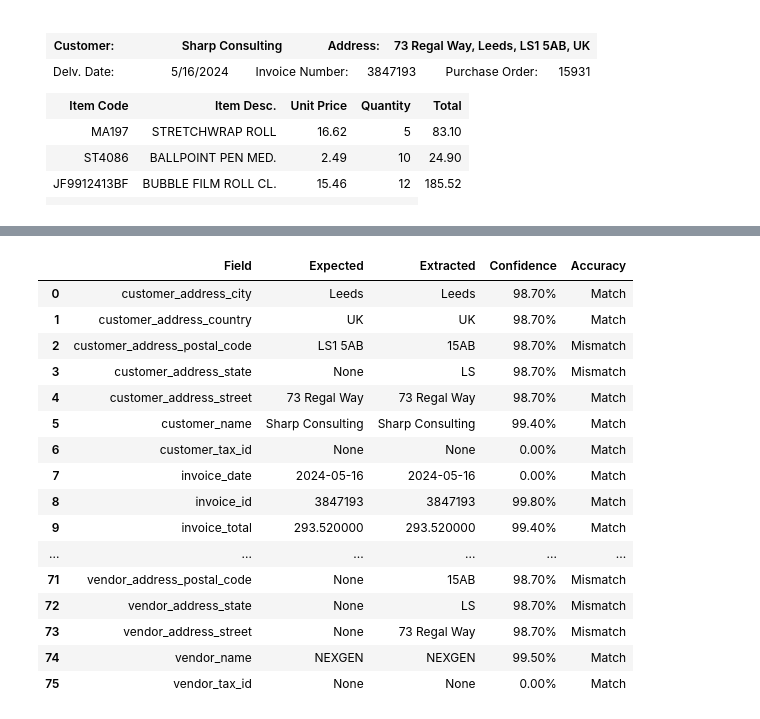
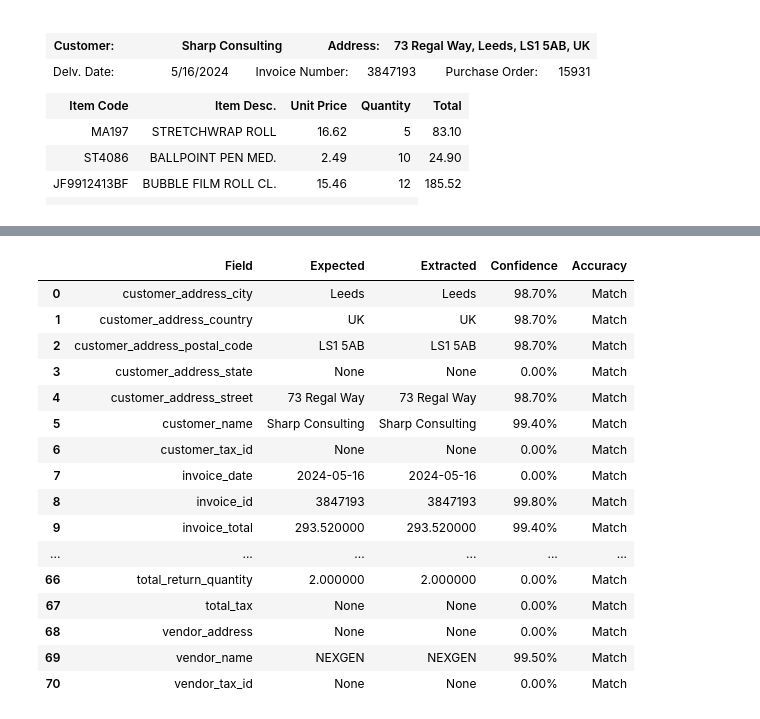
Before and after one commit to Azure-Samples/azure-ai-document-processing-samples, a Jupyter notebook: samples/extraction/text-based/document-intelligence-phi.ipynb, the cells around one changed output, grey strips where cells are left out. Drawn from its saved outputs; the diff is of its cells as text; code cells hidden in the pictures.

Commit message:
Update dependencies, API versions, Phi model from 3.5 to 4, and fix for redaction sample

````diff
--- a/samples/extraction/text-based/document-intelligence-phi.ipynb
+++ b/samples/extraction/text-based/document-intelligence-phi.ipynb
@@ -200,9 +201,9 @@ It performs the following steps:
 with Stopwatch() as di_stopwatch:
     with open(pdf_fpath, "rb") as f:
         poller = document_intelligence_client.begin_analyze_document(
-            "prebuilt-layout",
-            analyze_request=f,
-            output_content_format=ContentFormat.MARKDOWN,
+            model_id="prebuilt-layout",
+            body=f,
+            output_content_format=DocumentContentFormat.MARKDOWN,
             content_type="application/pdf"
         )
 
@@ -210,27 +211,26 @@ with Stopwatch() as di_stopwatch:
 
 markdown = result.content
 # %%
-with Stopwatch() as oai_stopwatch:
-    completion = openai_client.chat.completions.create(
-        model='phi-3',
+with Stopwatch() as phi_stopwatch:
+    completion = inference_client.complete(
         messages=[
             {
                 "role": "system",
-                "content": "You are an AI assistant that extracts data from documents and returns them as structured JSON objects. Do not return as a JSON code block.",
+                "content": "You are an AI assistant that extracts data from documents and returns them as structured JSON objects.",
             },
             {
                 "role": "user",
                 "content": f"""Extract the data from this invoice.
                 - If a value is not present, provide null.
                 - Dates should be in the format YYYY-MM-DD.
-                - Strictly use the following JSON schema: {json.dumps(Invoice.model_json_schema(), indent=2)}""",
+                - Strictly use the following JSON schema: {json.dumps(Invoice.model_json_schema())}
+                - ONLY return the JSON object. DO NOT return as a JSON markdown code block. DO NOT include any other detail in your response.""",
             },
             {
                 "role": "user",
                 "content": markdown,
             }
         ],
-        max_tokens=32064,
         temperature=0.1,
         top_p=0.1
     )
@@ -325,6 +325,10 @@ Innovation drives progress
 # %%
 # Gets the JSON response from the completion and converts it to an Invoice object.
 response_json = completion.choices[0].message.content
+
+# Remove any JSON markdown code block formatting from the response if present.
+response_json = response_json.replace("```json", "").replace("```", "").strip()
+
 invoice = Invoice.from_json(response_json)
 
 expected_dict = expected.to_dict()
@@ -337,7 +341,7 @@ accuracy = invoice_evaluator.evaluate(expected=expected_dict, actual=invoice_dic
 confidence = di_evaluate_confidence(invoice_dict, result)
 # %%
 # Gets the total execution time of the data extraction process.
-total_elapsed = di_stopwatch.elapsed + oai_stopwatch.elapsed
+total_elapsed = di_stopwatch.elapsed + phi_stopwatch.elapsed
 
 # Gets the prompt tokens and completion tokens from the completion response.
 prompt_tokens = completion.usage.prompt_tokens
@@ -356,7 +360,7 @@ df = pd.DataFrame([
         "Confidence": f"{confidence['_overall'] * 100:.2f}%",
         "Execution Time": f"{total_elapsed:.2f} seconds",
         "Document Intelligence Execution Time": f"{di_stopwatch.elapsed:.2f} seconds",
-        "Phi-3.5 Execution Time": f"{oai_stopwatch.elapsed:.2f} seconds",
+        "Phi Execution Time": f"{phi_stopwatch.elapsed:.2f} seconds",
         "Prompt Tokens": prompt_tokens,
         "Completion Tokens": completion_tokens
     }
@@ -370,8 +374,8 @@ display(get_extraction_comparison(expected_dict, invoice_dict, confidence, accur
 |  | Field | Expected | Extracted | Confidence | Accuracy |
 | 0 | customer_address_city | Leeds | Leeds | 98.70% | Match |
 | 1 | customer_address_country | UK | UK | 98.70% | Match |
-| 2 | customer_address_postal_code | LS1 5AB | 15AB | 98.70% | Mismatch |
-| 3 | customer_address_state | None | LS | 98.70% | Mismatch |
+| 2 | customer_address_postal_code | LS1 5AB | LS1 5AB | 98.70% | Match |
+| 3 | customer_address_state | None | None | 0.00% | Match |
 | 4 | customer_address_street | 73 Regal Way | 73 Regal Way | 98.70% | Match |
 | 5 | customer_name | Sharp Consulting | Sharp Consulting | 99.40% | Match |
 | 6 | customer_tax_id | None | None | 0.00% | Match |
@@ -379,8 +383,8 @@ display(get_extraction_comparison(expected_dict, invoice_dict, confidence, accur
 | 8 | invoice_id | 3847193 | 3847193 | 99.80% | Match |
 | 9 | invoice_total | 293.520000 | 293.520000 | 99.40% | Match |
 | ... | ... | ... | ... | ... | ... |
-| 71 | vendor_address_postal_code | None | 15AB | 98.70% | Mismatch |
-| 72 | vendor_address_state | None | LS | 98.70% | Mismatch |
-| 73 | vendor_address_street | None | 73 Regal Way | 98.70% | Mismatch |
-| 74 | vendor_name | NEXGEN | NEXGEN | 99.50% | Match |
-| 75 | vendor_tax_id | None | None | 0.00% | Match |
+| 66 | total_return_quantity | 2.000000 | 2.000000 | 0.00% | Match |
+| 67 | total_tax | None | None | 0.00% | Match |
+| 68 | vendor_address | None | None | 0.00% | Match |
+| 69 | vendor_name | NEXGEN | NEXGEN | 99.50% | Match |
+| 70 | vendor_tax_id | None | None | 0.00% | Match |
````
Also changed, not shown: parts of 8 cells of this notebook, 18 other files.
